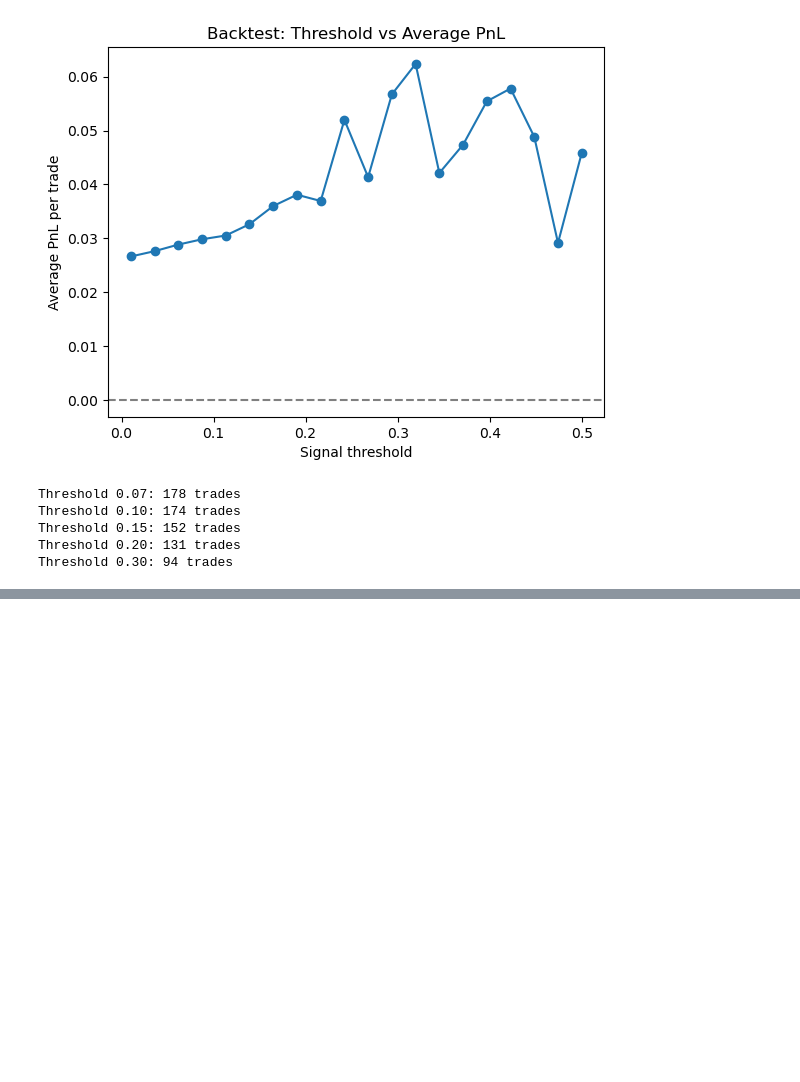
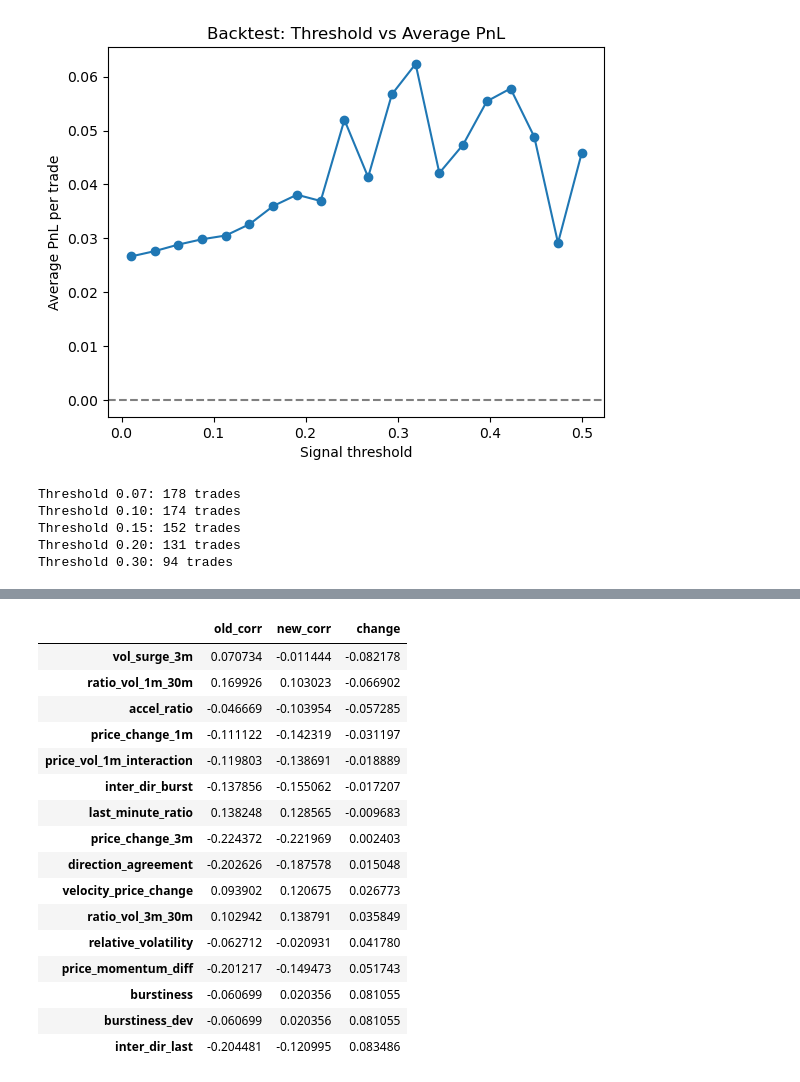
Before and after one commit to adamnhan/prediction-market-money-printer, a Jupyter notebook: notebooks/backtesting.ipynb, the cells around one changed output, grey strips where cells are left out. Cells and saved outputs as stored; diff of their text form; code cells hidden in the pictures; blank space fills up the shorter version.

```diff
--- a/notebooks/backtesting.ipynb
+++ b/notebooks/backtesting.ipynb
@@ -379,0 +692,23 @@ Threshold 0.30: 94 trades
+# %%
+# Microstep: compute PnL for each trade on new dataset
+
+import numpy as np
+
+def compute_pnl(row):
+    if np.isnan(row["market_prob"]):
+        return np.nan
+
+    outcome_yes = row["is_yes"]
+    price_yes = row["market_prob"]
+    price_no = 1.0 - price_yes
+    outcome_no = 1 - outcome_yes
+
+    if row["position"] == "LONG_YES":
+        return outcome_yes - price_yes
+    elif row["position"] == "LONG_NO":
+        return outcome_no - price_no
+    else:
+        return 0.0
+
+crypto_new["pnl_1_contract"] = crypto_new.apply(compute_pnl, axis=1)
+crypto_new[["ticker", "position", "market_prob", "is_yes", "pnl_1_contract"]].head(10)
@@ -379,0 +786,24 @@ Threshold 0.30: 94 trades
+# %%
+# Compare simple feature→target correlations old vs new
+corr_old = crypto_old[X_cols_v5 + ["is_yes"]].corr()["is_yes"].drop("is_yes")
+corr_new = crypto_new[X_cols_v5 + ["is_yes"]].corr()["is_yes"].drop("is_yes")
+
+pd.DataFrame({"old_corr": corr_old, "new_corr": corr_new, "change": corr_new - corr_old}).sort_values("change")
+# %% [output]
+|  | old_corr | new_corr | change |
+| vol_surge_3m | 0.070734 | -0.011444 | -0.082178 |
+| ratio_vol_1m_30m | 0.169926 | 0.103023 | -0.066902 |
+| accel_ratio | -0.046669 | -0.103954 | -0.057285 |
+| price_change_1m | -0.111122 | -0.142319 | -0.031197 |
+| price_vol_1m_interaction | -0.119803 | -0.138691 | -0.018889 |
+| inter_dir_burst | -0.137856 | -0.155062 | -0.017207 |
+| last_minute_ratio | 0.138248 | 0.128565 | -0.009683 |
+| price_change_3m | -0.224372 | -0.221969 | 0.002403 |
+| direction_agreement | -0.202626 | -0.187578 | 0.015048 |
+| velocity_price_change | 0.093902 | 0.120675 | 0.026773 |
+| ratio_vol_3m_30m | 0.102942 | 0.138791 | 0.035849 |
+| relative_volatility | -0.062712 | -0.020931 | 0.041780 |
+| price_momentum_diff | -0.201217 | -0.149473 | 0.051743 |
+| burstiness | -0.060699 | 0.020356 | 0.081055 |
+| burstiness_dev | -0.060699 | 0.020356 | 0.081055 |
+| inter_dir_last | -0.204481 | -0.120995 | 0.083486 |
```
Also changed, not shown: parts of 17 cells of this notebook, 4 other files.
